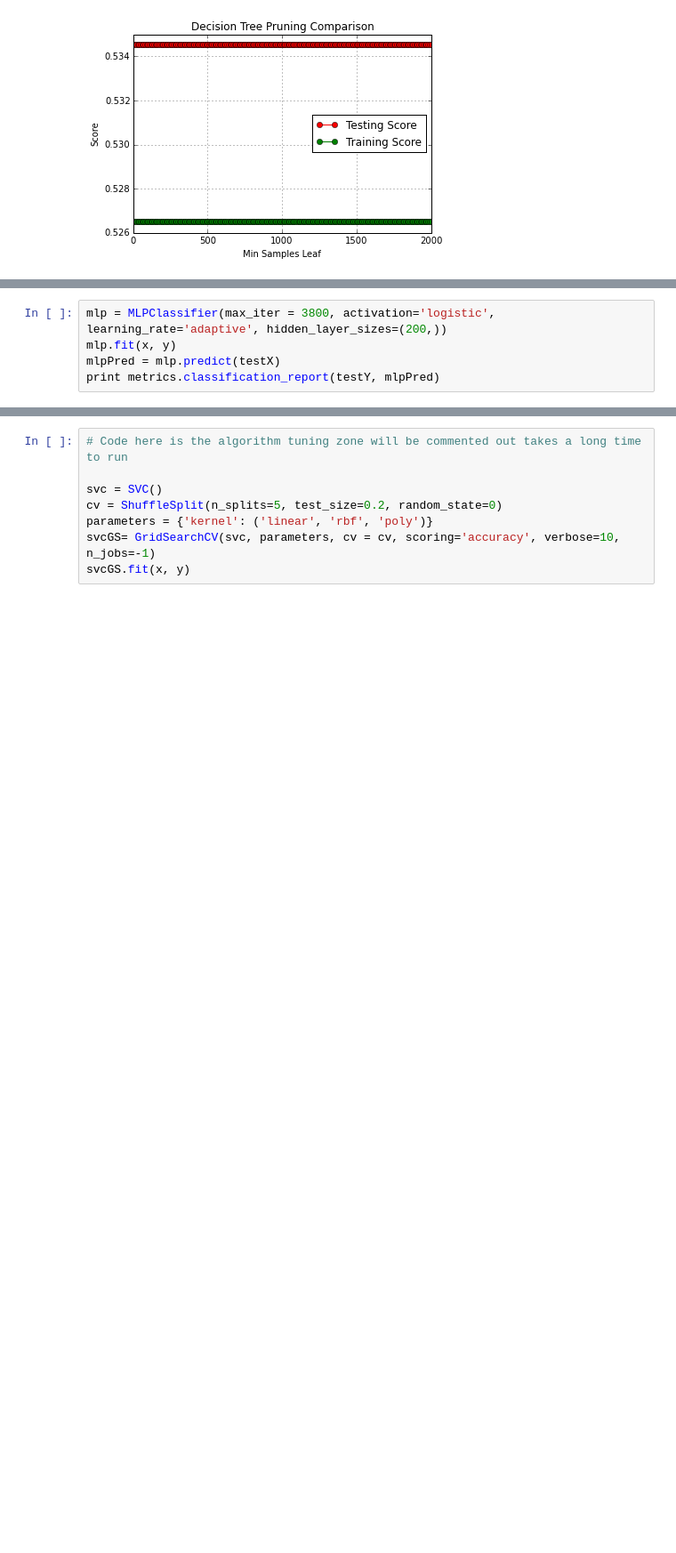
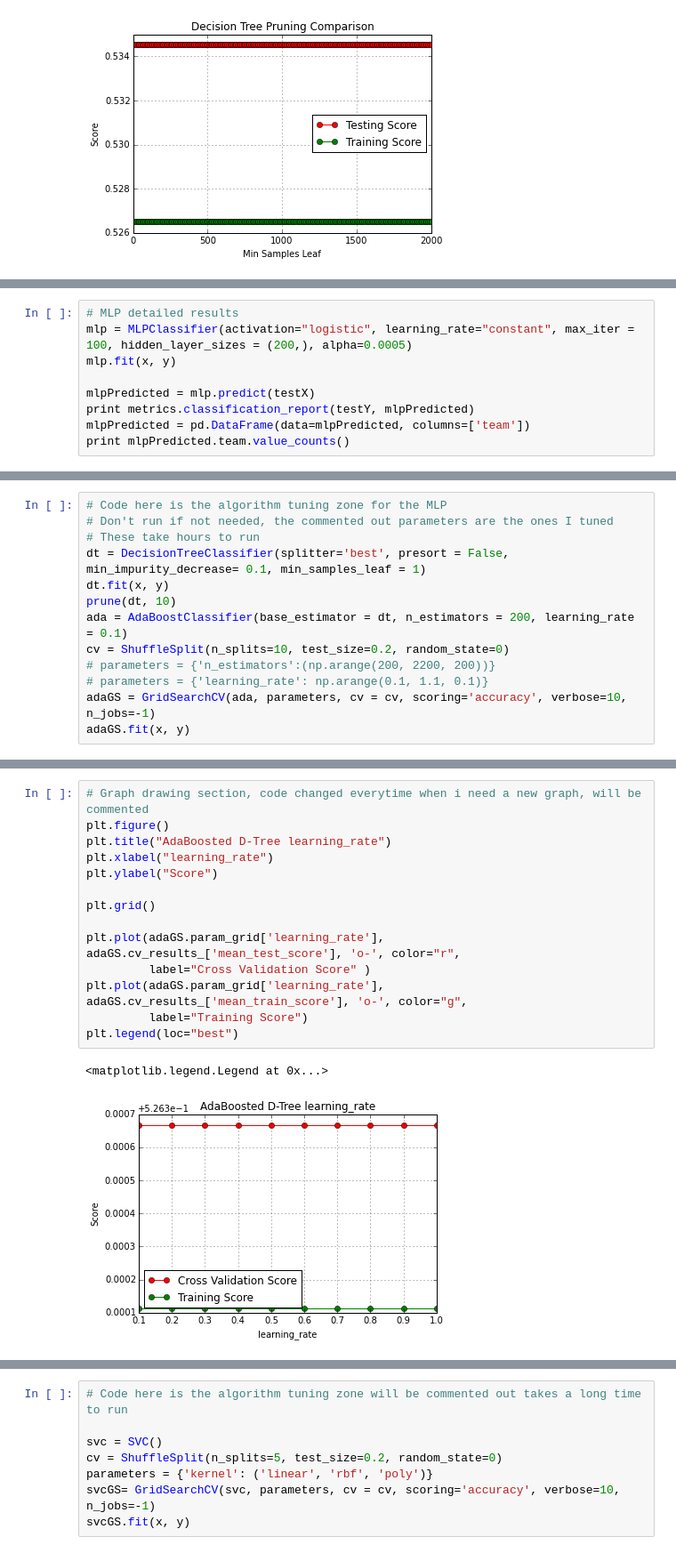
Before and after one commit to ksuhartono97/CS4641-repo, a Jupyter notebook: Dota2.ipynb, the cells around one changed output, grey strips where cells are left out. Shown at 89% size. Cells and saved outputs as stored; diff of their text form; blank space fills up the shorter version.

```diff
--- a/Dota2.ipynb
+++ b/Dota2.ipynb
@@ -478,5 +507,9 @@ print(mlpGS.best_estimator_.hidden_layer_sizes)
 # %%
-mlp = MLPClassifier(max_iter = 3800, activation='logistic', learning_rate='adaptive', hidden_layer_sizes=(200,))
+# MLP detailed results
+mlp = MLPClassifier(activation="logistic", learning_rate="constant", max_iter = 100, hidden_layer_sizes = (200,), alpha=0.0005)
 mlp.fit(x, y)
-mlpPred = mlp.predict(testX)
-print metrics.classification_report(testY, mlpPred)
+
+mlpPredicted = mlp.predict(testX)
+print metrics.classification_report(testY, mlpPredicted)
+mlpPredicted = pd.DataFrame(data=mlpPredicted, columns=['team'])
+print mlpPredicted.team.value_counts()
@@ -515,0 +516,13 @@ avg / total       0.58      0.59      0.58     10293
+# %%
+# Code here is the algorithm tuning zone for the MLP
+# Don't run if not needed, the commented out parameters are the ones I tuned
+# These take hours to run
+dt = DecisionTreeClassifier(splitter='best', presort = False, min_impurity_decrease= 0.1, min_samples_leaf = 1)
+dt.fit(x, y)
+prune(dt, 10)
+ada = AdaBoostClassifier(base_estimator = dt, n_estimators = 200, learning_rate = 0.1)
+cv = ShuffleSplit(n_splits=10, test_size=0.2, random_state=0)
+# parameters = {'n_estimators':(np.arange(200, 2200, 200))}
+# parameters = {'learning_rate': np.arange(0.1, 1.1, 0.1)}
+adaGS = GridSearchCV(ada, parameters, cv = cv, scoring='accuracy', verbose=10, n_jobs=-1)
+adaGS.fit(x, y)
@@ -515,0 +638,17 @@ avg / total       0.58      0.59      0.58     10293
+# %%
+# Graph drawing section, code changed everytime when i need a new graph, will be commented
+plt.figure()
+plt.title("AdaBoosted D-Tree learning_rate")
+plt.xlabel("learning_rate")
+plt.ylabel("Score")
+
+plt.grid()
+
+plt.plot(adaGS.param_grid['learning_rate'], adaGS.cv_results_['mean_test_score'], 'o-', color="r",
+         label="Cross Validation Score" )
+plt.plot(adaGS.param_grid['learning_rate'], adaGS.cv_results_['mean_train_score'], 'o-', color="g",
+         label="Training Score")
+plt.legend(loc="best")
+# %% [output]
+<matplotlib.legend.Legend at 0x...>
+[figure, added]
```
Also changed, not shown: parts of 24 cells of this notebook.
